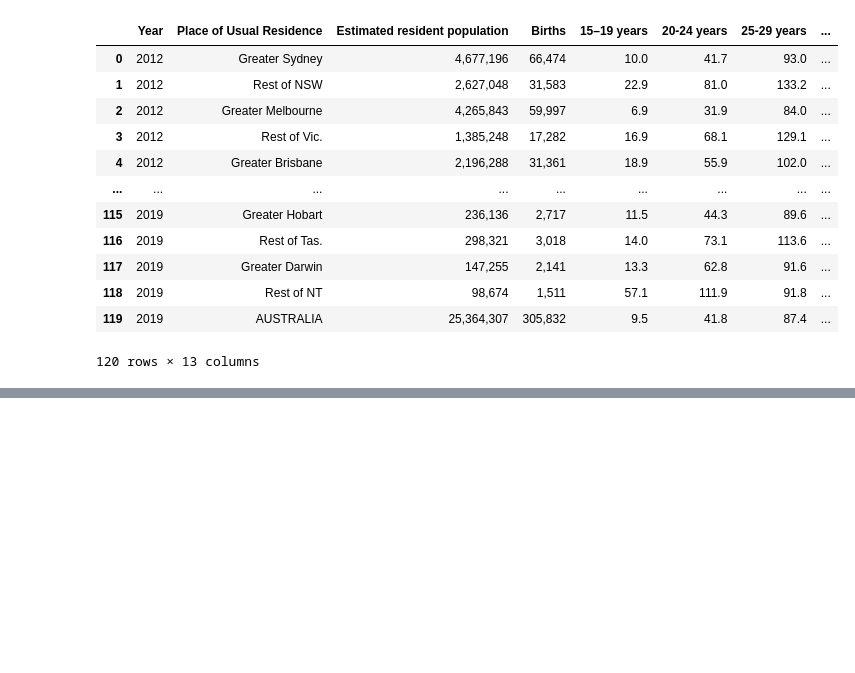
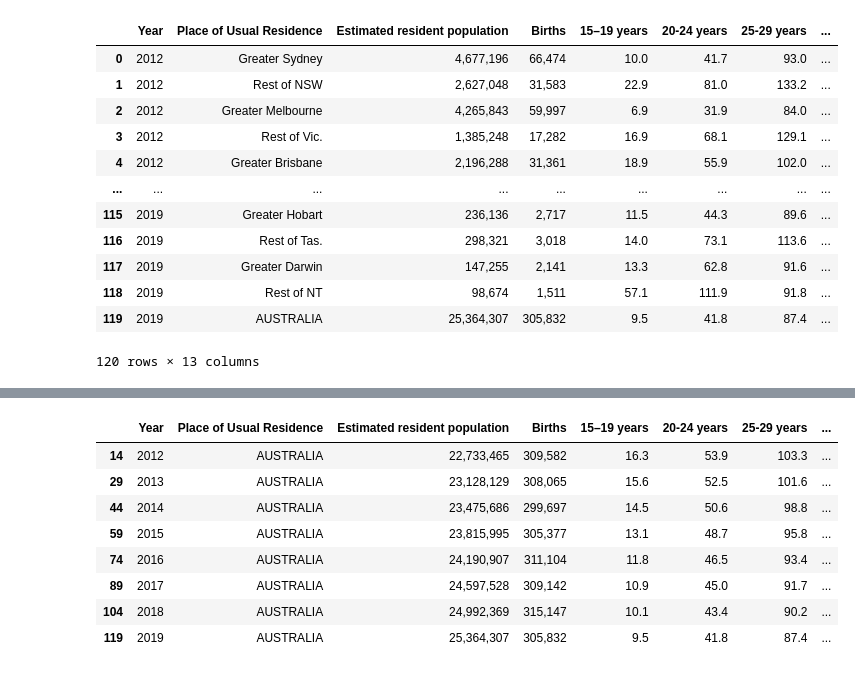
Before and after one commit to NathanJPotter/Team-Project-1, a Jupyter notebook: Project 1.ipynb, the cells around one changed output, grey strips where cells are left out. Cells and saved outputs as stored; diff of their text form; code cells hidden in the pictures; blank space fills up the shorter version.

```diff
--- a/Project 1.ipynb
+++ b/Project 1.ipynb
@@ -24,0 +71,13 @@ birth_data_df
+# %%
+birth_data_aus_df = birth_data_df.loc[birth_data_df['Place of Usual Residence'] == "AUSTRALIA"]
+birth_data_aus_df
+# %% [output]
+|  | Year | Place of Usual Residence | Estimated resident population | Births | 15–19 years | 20-24 years | 25-29 years | ... |
+| 14 | 2012 | AUSTRALIA | 22,733,465 | 309,582 | 16.3 | 53.9 | 103.3 | ... |
+| 29 | 2013 | AUSTRALIA | 23,128,129 | 308,065 | 15.6 | 52.5 | 101.6 | ... |
+| 44 | 2014 | AUSTRALIA | 23,475,686 | 299,697 | 14.5 | 50.6 | 98.8 | ... |
+| 59 | 2015 | AUSTRALIA | 23,815,995 | 305,377 | 13.1 | 48.7 | 95.8 | ... |
+| 74 | 2016 | AUSTRALIA | 24,190,907 | 311,104 | 11.8 | 46.5 | 93.4 | ... |
+| 89 | 2017 | AUSTRALIA | 24,597,528 | 309,142 | 10.9 | 45.0 | 91.7 | ... |
+| 104 | 2018 | AUSTRALIA | 24,992,369 | 315,147 | 10.1 | 43.4 | 90.2 | ... |
+| 119 | 2019 | AUSTRALIA | 25,364,307 | 305,832 | 9.5 | 41.8 | 87.4 | ... |
```
Also changed, not shown: parts of 3 cells of this notebook.
